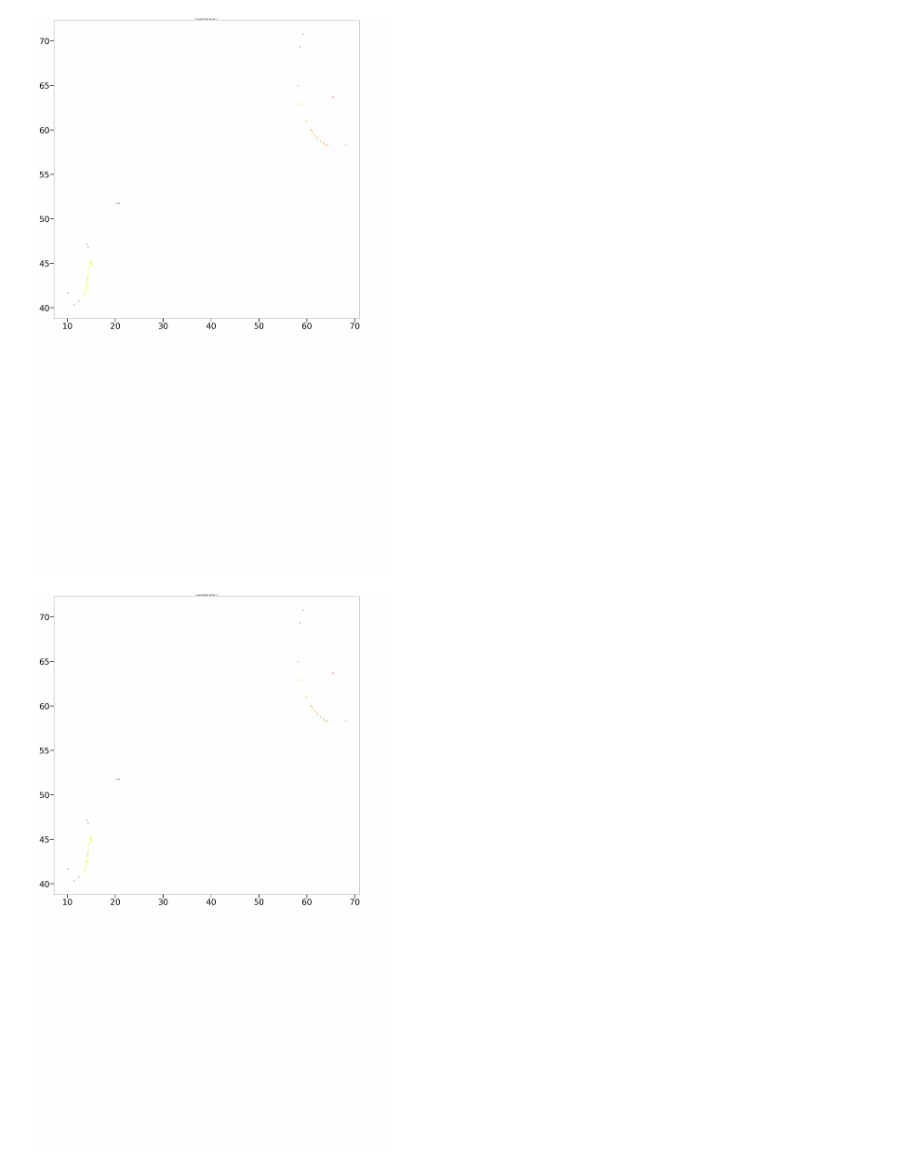
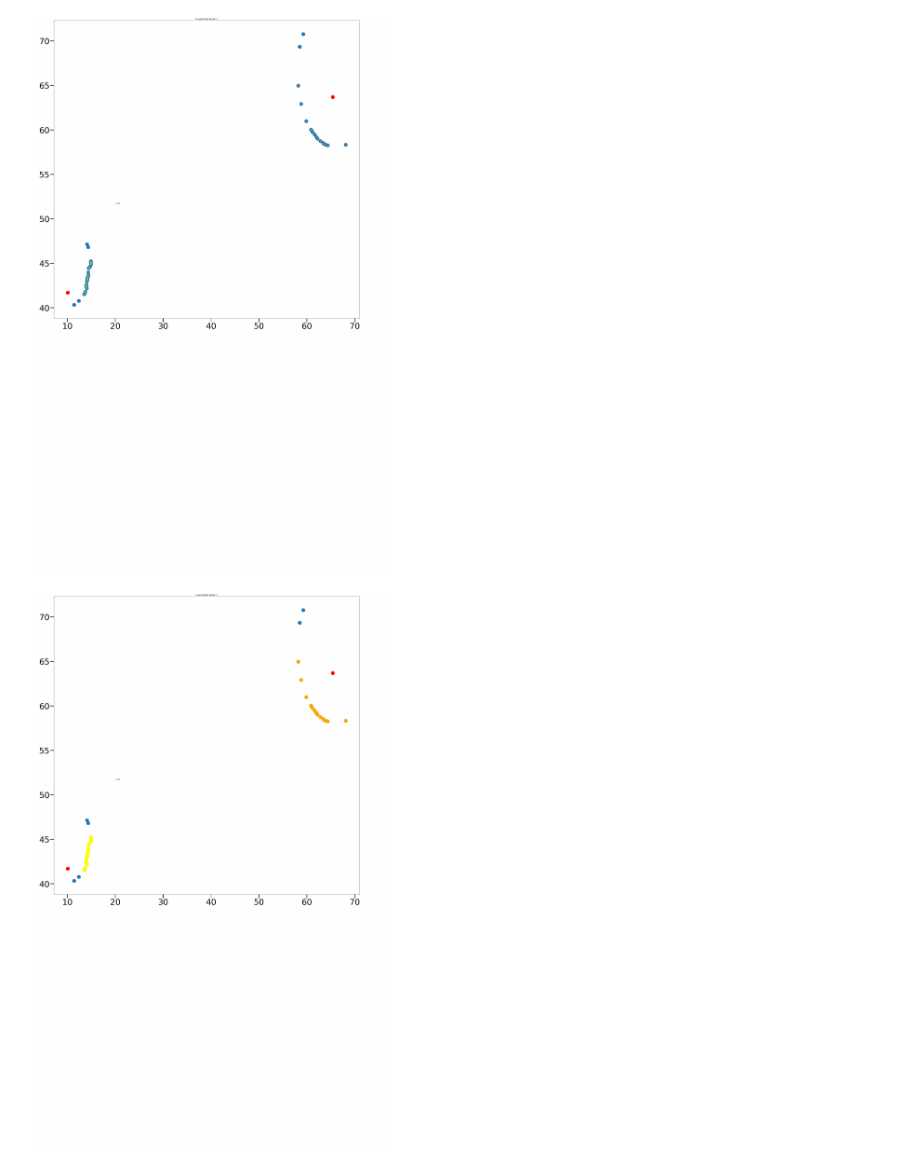
Before and after one commit to StephenBurke/seminar, a Jupyter notebook: Clouded.ipynb, the cells around one changed output. Saved outputs shown, nothing was run; the diff lists cells and outputs as text; code cells hidden in the pictures.

Commit message:
Enlarged markers

```diff
--- a/Clouded.ipynb
+++ b/Clouded.ipynb
@@ -138,7 +138,7 @@ TICK_LABELSIZE = 54
 TICK_LENGTH = 24
 TICK_WIDTH = 4
 TITLE_FONTSIZE = 58
-MARKER_SIZE = 30
+MARKER_SIZE = 544
 
 for NUM in range(1):
 
@@ -211,32 +211,32 @@ for NUM in range(1):
     single_clean_section.annotate(str(len(PassesSecondNoiseTestBySection[2 * NUM + 1])) + '/' + str(len(PassesFirstNoiseTestBySection[2 * NUM + 1])),
                   (CenterList[NUM].iloc[1,1] + 10, CenterList[NUM].iloc[1,2] + 10))
 
     single_clean_section.annotate(str(len(PassesSecondNoiseTestBySection[2 * NUM]) + len(PassesSecondNoiseTestBySection[2 * NUM + 1])), (40, 10))
     single_clean_section.scatter(CenterList[NUM].X, CenterList[NUM].Y, color = 'red', s = MARKER_SIZE)
 
     # save final figure
     # Uncomment following line when ready to save images
 
     #single_clean_fig.savefig('Results/Cleaned_Once_Sections/cleaned_once_section_' + str(NUM) + '.png', facecolor = single_clean_fig.get_facecolor())
 
     # Original Section----------------------------------------------------------
 
     original_fig = plt.figure(figsize = FIGSIZE, facecolor = FACECOLOR)
     original_section = original_fig.add_subplot(1,1,1)
     original_section.set_title('Original Section ' + str(NUM), fontsize = TITLE_FONTSIZE)
     original_section.set_facecolor(FACECOLOR)
     original_section.scatter(*zip(*TuplePairsBySection[NUM]), s = MARKER_SIZE)
     original_section.scatter(CenterList[NUM].X, CenterList[NUM].Y, color = 'red', s = MARKER_SIZE)
     original_section.annotate(str(len(TuplePairsBySection[NUM])), (40, 10))
     original_section.tick_params(labelsize = TICK_LABELSIZE, length = TICK_LENGTH, width = TICK_WIDTH)
     # save final figure
     # Uncomment following line when ready to save images
 
     #original_fig.savefig('Results/Original_Sections/original_section_' + str(NUM) + '.png', facecolor = original_fig.get_facecolor())
 
     # Incase these lines are needed
     #plt.xlim(0, max(x[0] for x in TuplePairsBySection[NUM]) * 1.25)
     #plt.ylim(0, max(y[1] for y in TuplePairsBySection[NUM]) * 1.25)
 # %% [output]
-[figure, old version]
+[figure, new version]
-[figure, old version]
+[figure, new version]
```
Also changed, not shown: parts of 1 cell of this notebook.
